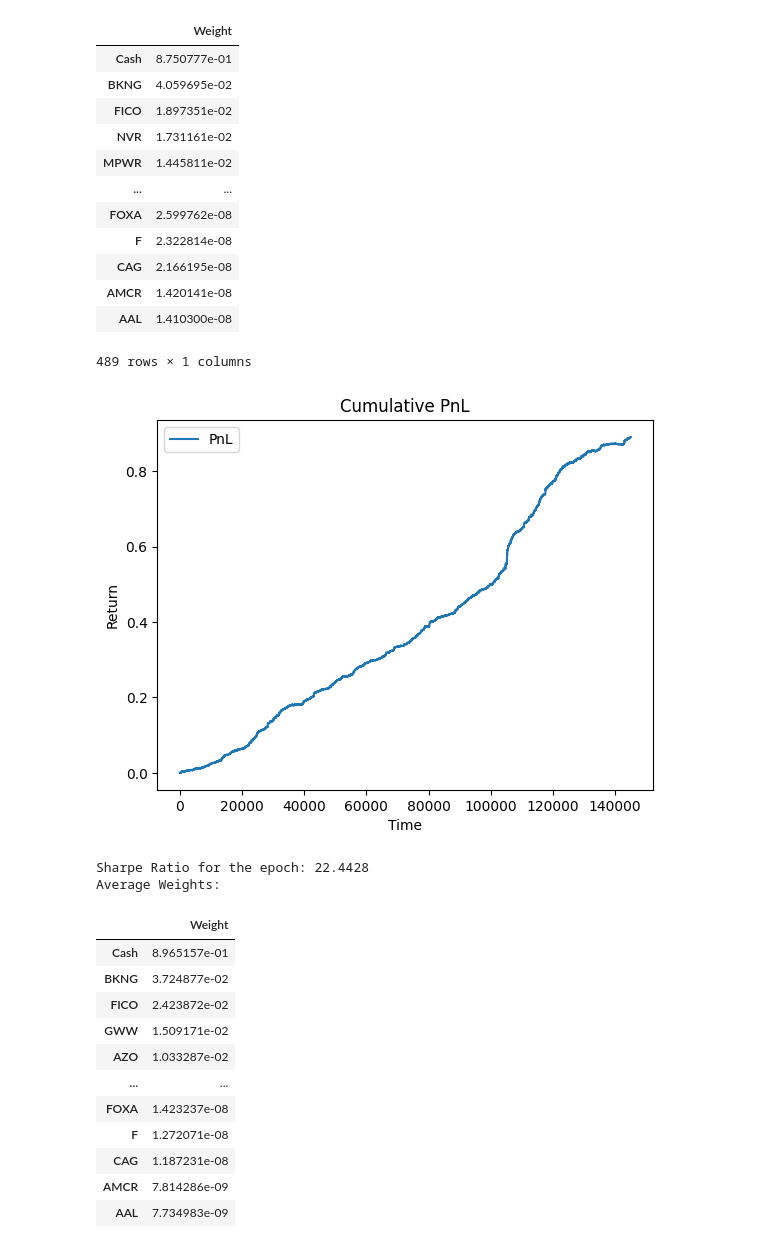
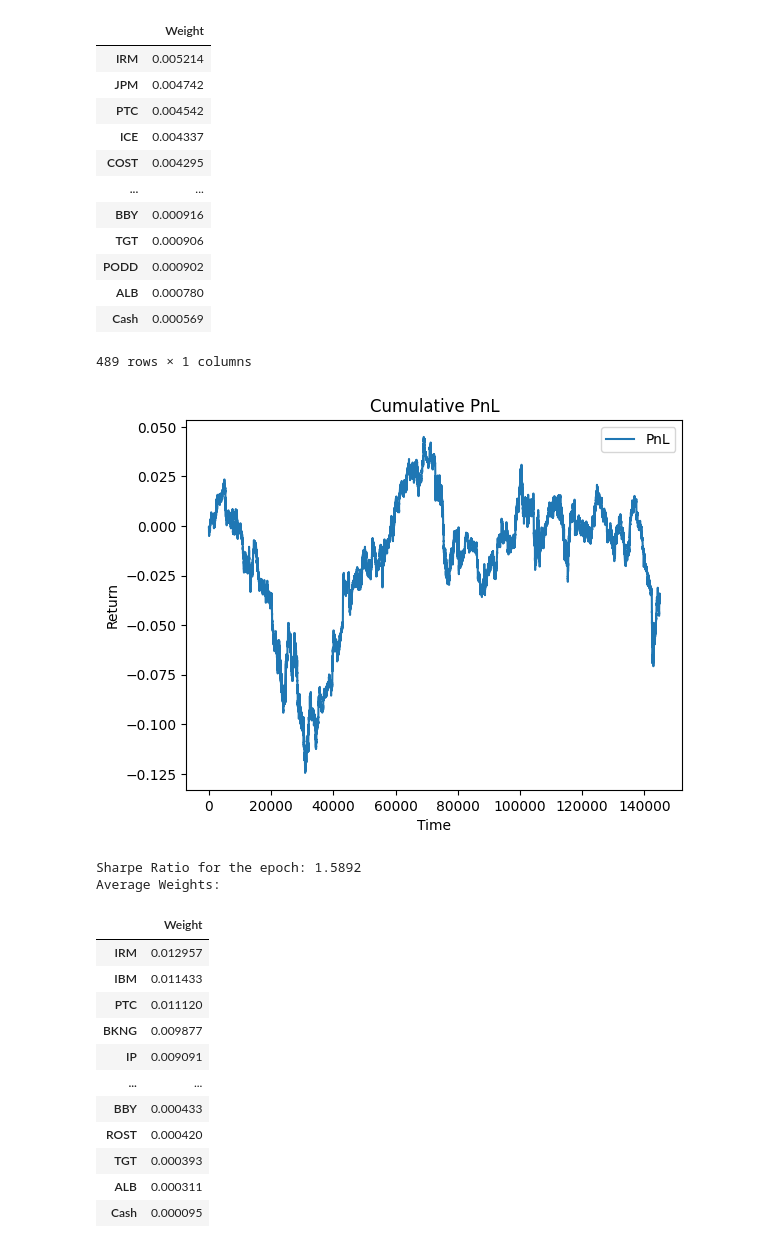
Before and after one commit to ChistyakovArtem/share-optim-nn, a Jupyter notebook: start.ipynb, the cells around one changed output. Saved outputs shown, nothing was run; the diff lists cells and outputs as text; code cells hidden in the pictures.

```diff
--- a/start.ipynb
+++ b/start.ipynb
@@ -14,11 +14,16 @@ split_dates = [
 split_names = ['train', 'test']
 
 padding = 35
-batch_size = 1000
-num_epochs = 100
-adam_lr = 1e-1
-log_freq = 10
+batch_size_config = {
+    0: 1000,
+    # 40: 4000,
+    # 80: 10000
+}
+num_epochs = 1000
+adam_lr = 1e-2
+log_freq = 1
 # %%
+batch_size = batch_size_config[0]
 pipeline = FeaturesPipeline(
     path_to_data,
     padding=padding,
@@ -36,7 +41,7 @@ for common_feats, asset_feats, fut_ret, _, _ in tqdm(pipeline.iterate('train'),
 
 print(f"cmf_dim: {cmf_dim}, asset_dim: {asset_dim}, num_assets: {num_assets}")
 
-model = SimplePortfolioAllocator(
+model = DeepPortfolioAllocator_1(
     cmf_dim=cmf_dim,
     num_assets=num_assets,
 )
@@ -45,7 +50,19 @@ optimizer = torch.optim.Adam(model.parameters(), lr=adam_lr)
 
 device = torch.device("cuda" if torch.cuda.is_available() else "cpu")
 model.to(device)
+
 for epoch in tqdm(range(num_epochs)):
+    if epoch in batch_size_config:
+        print(f"Changing batch size to {batch_size_config[epoch]} at epoch {epoch}")
+        batch_size = batch_size_config[epoch]
+        pipeline = FeaturesPipeline(
+            path_to_data,
+            padding=padding,
+            batch_size=batch_size,
+            split_dates=split_dates,
+            split_names=split_names
+        )
+
     loss_fn = StreamingSharpeLoss(
         asset_names=pipeline.reader.asset_names + ['Cash'],  # Добавляем Cash в список активов
     )
@@ -104,30 +122,30 @@ Sharpe Ratio for the epoch: 23.7222
 Average Weights:
 |  | Weight |
-| Cash | 8.750777e-01 |
-| BKNG | 4.059695e-02 |
-| FICO | 1.897351e-02 |
-| NVR | 1.731161e-02 |
-| MPWR | 1.445811e-02 |
+| IRM | 0.005214 |
+| JPM | 0.004742 |
+| PTC | 0.004542 |
+| ICE | 0.004337 |
+| COST | 0.004295 |
 | ... | ... |
-| FOXA | 2.599762e-08 |
-| F | 2.322814e-08 |
-| CAG | 2.166195e-08 |
-| AMCR | 1.420141e-08 |
-| AAL | 1.410300e-08 |
+| BBY | 0.000916 |
+| TGT | 0.000906 |
+| PODD | 0.000902 |
+| ALB | 0.000780 |
+| Cash | 0.000569 |
 489 rows × 1 columns
-[figure, old version]
+[figure, new version]
-Sharpe Ratio for the epoch: 22.4428
+Sharpe Ratio for the epoch: 1.5892
 Average Weights:
 |  | Weight |
-| Cash | 8.965157e-01 |
-| BKNG | 3.724877e-02 |
-| FICO | 2.423872e-02 |
-| GWW | 1.509171e-02 |
-| AZO | 1.033287e-02 |
+| IRM | 0.012957 |
+| IBM | 0.011433 |
+| PTC | 0.011120 |
+| BKNG | 0.009877 |
+| IP | 0.009091 |
 | ... | ... |
-| FOXA | 1.423237e-08 |
-| F | 1.272071e-08 |
-| CAG | 1.187231e-08 |
-| AMCR | 7.814286e-09 |
-| AAL | 7.734983e-09 |
+| BBY | 0.000433 |
+| ROST | 0.000420 |
+| TGT | 0.000393 |
+| ALB | 0.000311 |
+| Cash | 0.000095 |
 489 rows × 1 columns
```
Also changed, not shown: parts of 2 cells of this notebook, 1 other file.
